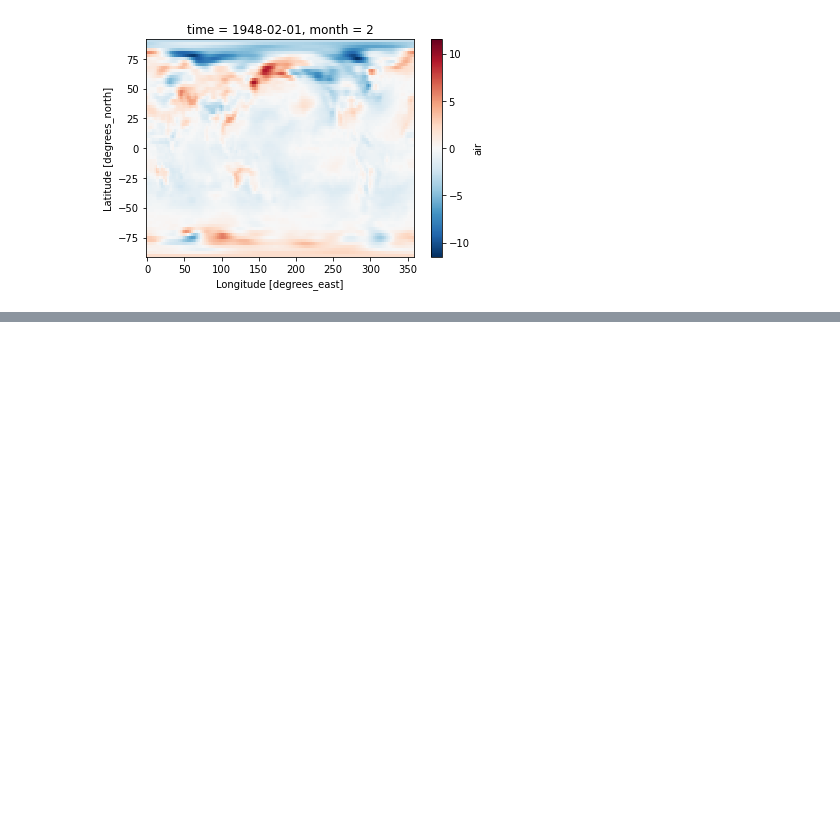
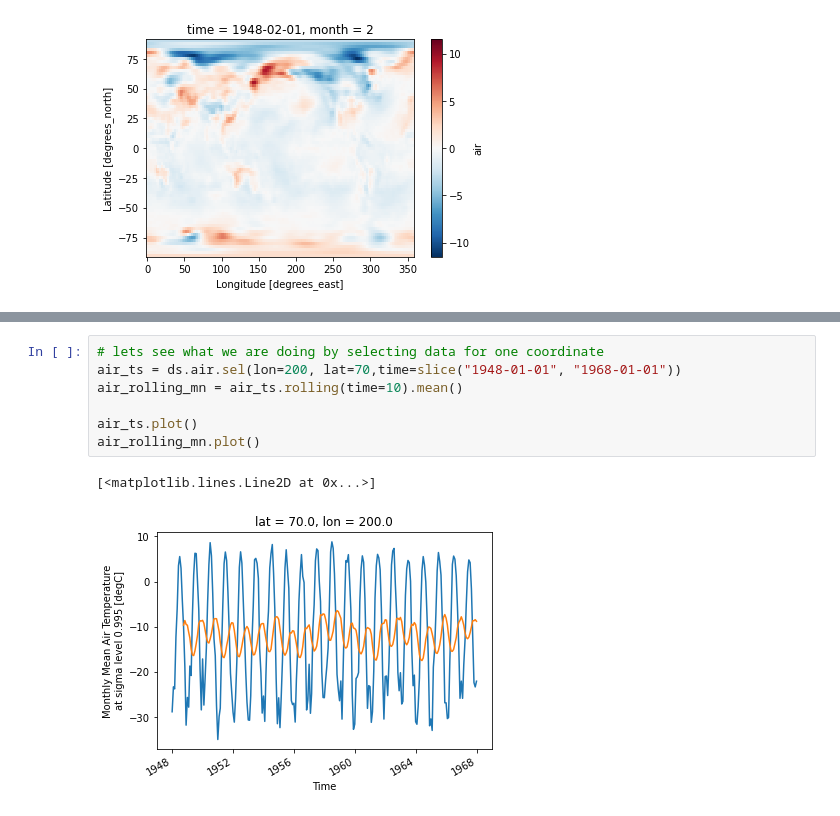
Before and after one commit to mmann1123/gw_artic_climate, a Jupyter notebook: example.ipynb, the cells around one changed output, grey strips where cells are left out. Saved outputs shown, nothing was run; the diff lists cells and outputs as text; blank space fills up the shorter version.

Commit message:
rolling

```diff
--- a/example.ipynb
+++ b/example.ipynb
@@ -253,0 +276,10 @@ Data variables:
+# %%
+# lets see what we are doing by selecting data for one coordinate
+air_ts = ds.air.sel(lon=200, lat=70,time=slice("1948-01-01", "1968-01-01"))
+air_rolling_mn = air_ts.rolling(time=10).mean()
+
+air_ts.plot()
+air_rolling_mn.plot()
+# %% [output]
+[<matplotlib.lines.Line2D at 0x...>]
+[figure, added]
```
Also changed, not shown: parts of 3 cells of this notebook.
